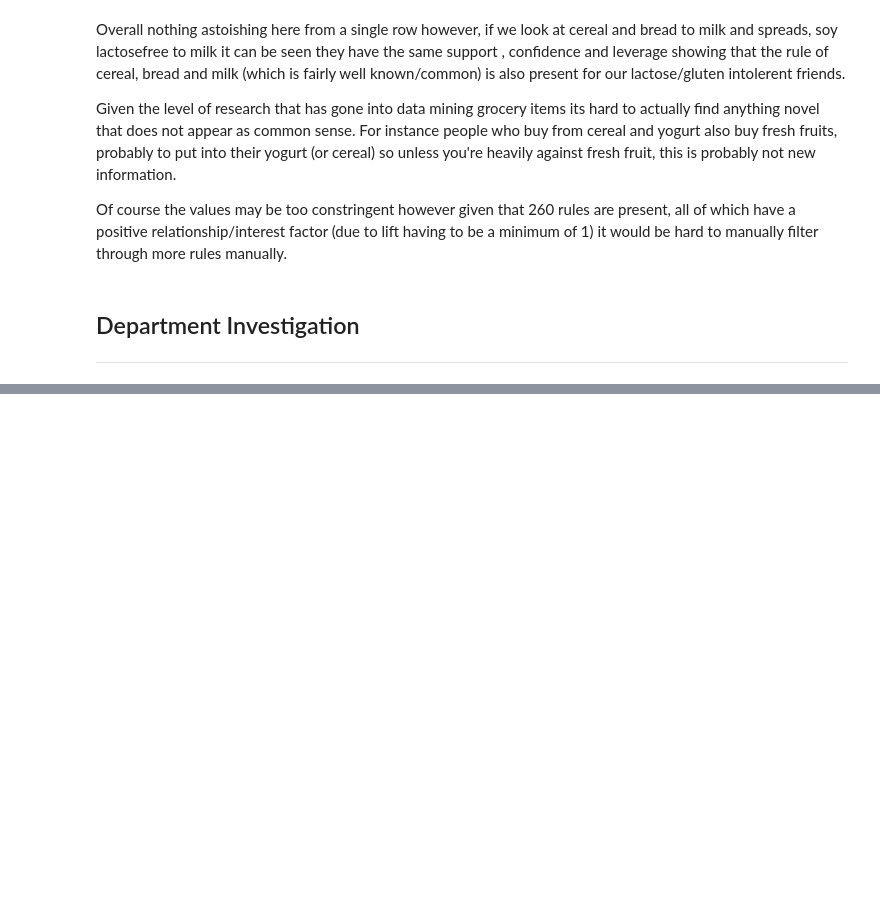
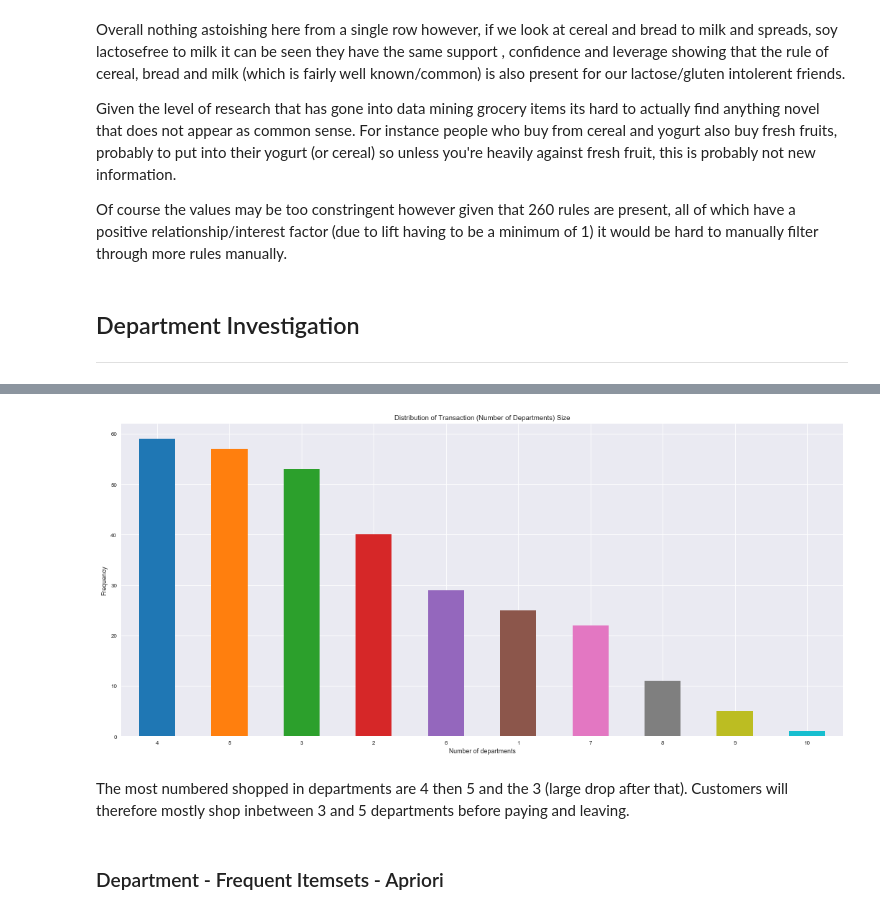
Before and after one commit to 1carew1/instacart_investigation, a Jupyter notebook: Assignment_2_ARM.ipynb, the cells around one changed output, grey strips where cells are left out. Cells and saved outputs as stored; diff of their text form; code cells hidden in the pictures; blank space fills up the shorter version.

```diff
--- a/Assignment_2_ARM.ipynb
+++ b/Assignment_2_ARM.ipynb
@@ -640,0 +706,9 @@ Of course the values may be too constringent however given that 260 rules are pr
+# %%
+# Generate plot of the count of the number of transactions of the same size
+a = (department_order_total[["count"]]
+     .groupby("count")
+     .size()
+     .reset_index(name="counts")
+     .sort_values(by="counts", ascending=False)
+    )
+a.head()
@@ -640,0 +722,16 @@ Of course the values may be too constringent however given that 260 rules are pr
+# %%
+fig, ax = plt.subplots()
+fig.set_figheight(8)
+fig.set_figwidth(18)
+a['counts'].plot.bar()
+ax.set_xticklabels(a["count"], rotation='horizontal')
+plt.title("Distribution of Transaction (Number of Departments) Size")
+plt.ylabel("Frequency")
+plt.xlabel("Number of departments")
+plt.show()
+# %% [output]
+[figure, added]
+# %% [markdown]
+The most numbered shopped in departments are 4 then 5 and the 3 (large drop after that). Customers will therefore mostly shop inbetween 3 and 5 departments before paying and leaving.
+# %% [markdown]
+### Department - Frequent Itemsets - Apriori
```
Also changed, not shown: parts of 21 cells of this notebook.
